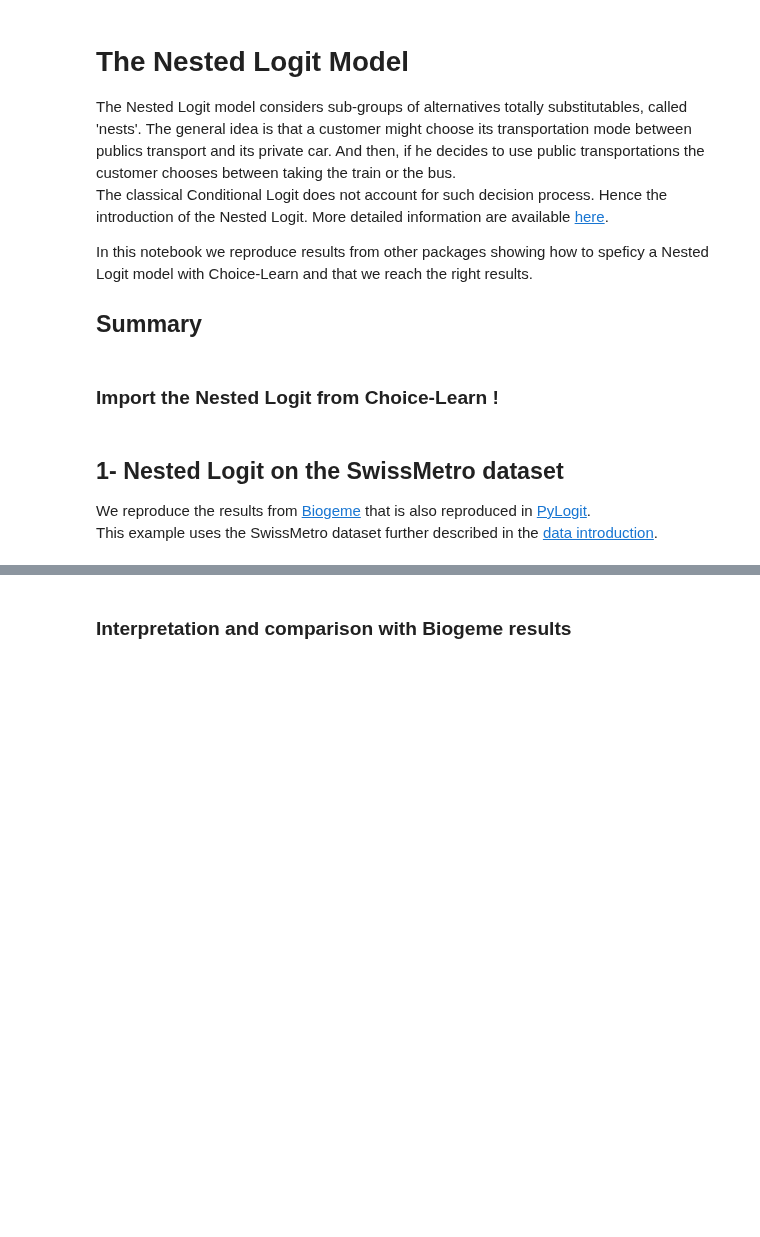
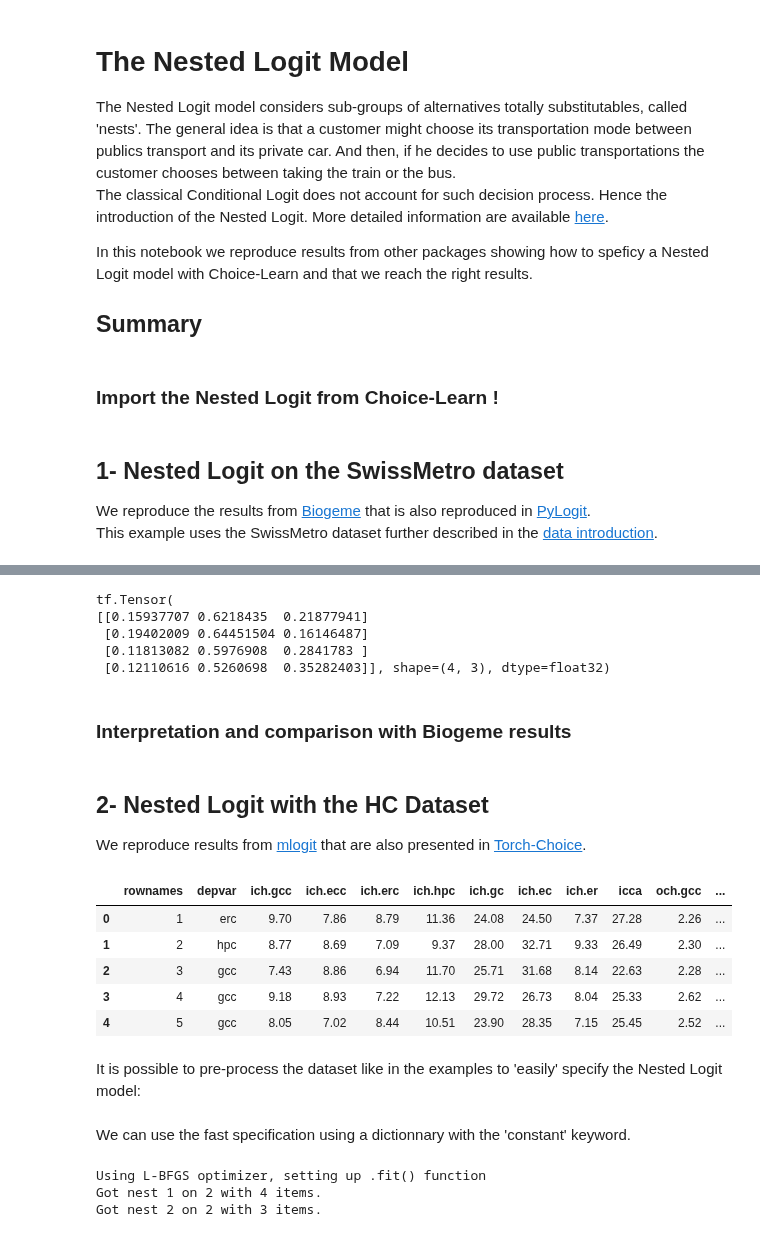
Before and after one commit to artefactory/choice-learn, a Jupyter notebook: notebooks/models/nested_logit.ipynb, the cells around one changed output, grey strips where cells are left out. Cells and saved outputs as stored; diff of their text form; code cells hidden in the pictures; blank space fills up the shorter version.

Commit message:
ADD: mlogit example of Nested Logit

```diff
--- a/notebooks/models/nested_logit.ipynb
+++ b/notebooks/models/nested_logit.ipynb
@@ -74,5 +119,33 @@ swiss_model.evaluate(swiss_dataset) * len(swiss_dataset)
 # %%
 # Probabilities can be easily computed:
 probas = swiss_model.predict_probas(swiss_dataset)
+print(probas[:4])
+# %% [output]
+tf.Tensor(
+[[0.15937707 0.6218435  0.21877941]
+ [0.19402009 0.64451504 0.16146487]
+ [0.11813082 0.5976908  0.2841783 ]
+ [0.12110616 0.5260698  0.35282403]], shape=(4, 3), dtype=float32)
 # %% [markdown]
 ### Interpretation and comparison with Biogeme results
+# %% [markdown]
+## 2- Nested Logit with the HC Dataset
+
+We reproduce results from [mlogit](https://cran.r-project.org/web/packages/mlogit/vignettes/e2nlogit.html) that are also presented in [Torch-Choice](https://gsbdbi.github.io/torch-choice/nested_logit_model_house_cooling/).
+# %%
+import pandas as pd
+from choice_learn.data import ChoiceDataset
+
+# Loading
+df = pd.read_csv("../../../../HC.csv")
+# %%
+df.head()
+# %% [output]
+|  | rownames | depvar | ich.gcc | ich.ecc | ich.erc | ich.hpc | ich.gc | ich.ec | ich.er | icca | och.gcc | ... |
+| 0 | 1 | erc | 9.70 | 7.86 | 8.79 | 11.36 | 24.08 | 24.50 | 7.37 | 27.28 | 2.26 | ... |
+| 1 | 2 | hpc | 8.77 | 8.69 | 7.09 | 9.37 | 28.00 | 32.71 | 9.33 | 26.49 | 2.30 | ... |
+| 2 | 3 | gcc | 7.43 | 8.86 | 6.94 | 11.70 | 25.71 | 31.68 | 8.14 | 22.63 | 2.28 | ... |
+| 3 | 4 | gcc | 9.18 | 8.93 | 7.22 | 12.13 | 29.72 | 26.73 | 8.04 | 25.33 | 2.62 | ... |
+| 4 | 5 | gcc | 8.05 | 7.02 | 8.44 | 10.51 | 23.90 | 28.35 | 7.15 | 25.45 | 2.52 | ... |
+# %% [markdown]
+It is possible to pre-process the dataset like in the examples to 'easily' specify the Nested Logit model:
@@ -78,0 +188,22 @@ probas = swiss_model.predict_probas(swiss_dataset)
+# %% [markdown]
+We can use the fast specification using a dictionnary with the 'constant' keyword.
+# %%
+spec = {
+    "ich": "constant",
+    "och": "constant",
+    "occa": "constant",
+    "icca": "constant",
+    "int_cooling":"constant",
+    "inc_cooling": "constant",
+    "inc_room": "constant"
+}
+model = NestedLogit(
+    coefficients=spec,
+    items_nests=[[0, 1, 2, 3], [4, 5, 6]],
+    optimizer="lbfgs",
+    shared_gammas_over_nests=True # Note the argument specifying that all nests have the same gamma value
+)
+# %% [output]
+Using L-BFGS optimizer, setting up .fit() function
+Got nest 1 on 2 with 4 items.
+Got nest 2 on 2 with 3 items.
```
Also changed, not shown: parts of 21 cells of this notebook, 1 other file.
